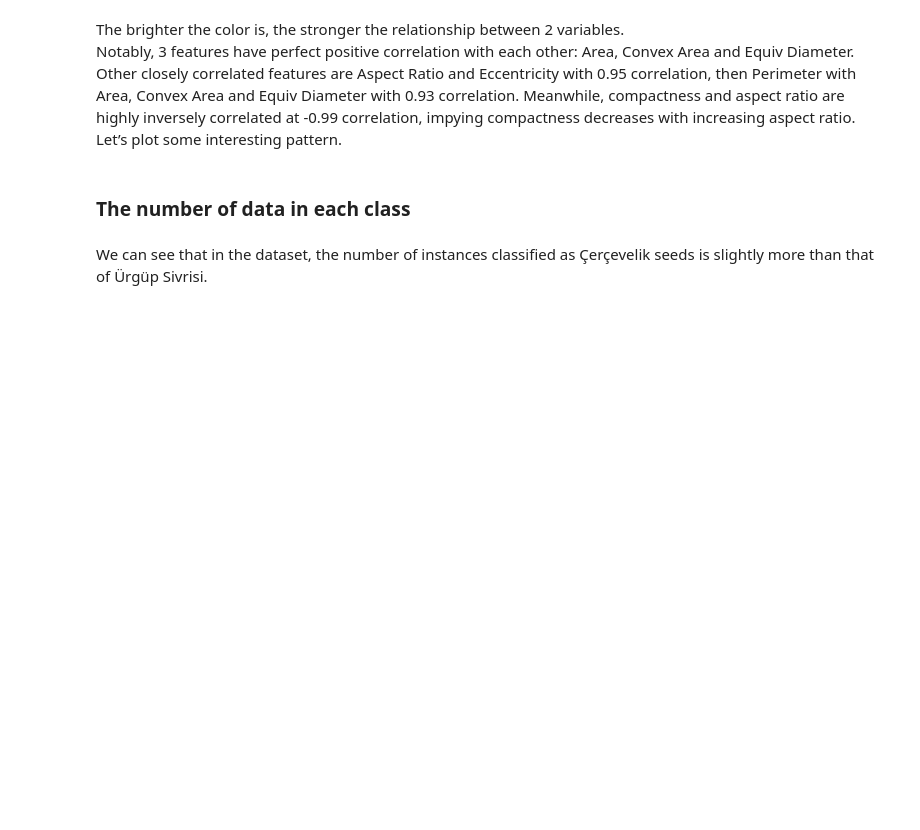
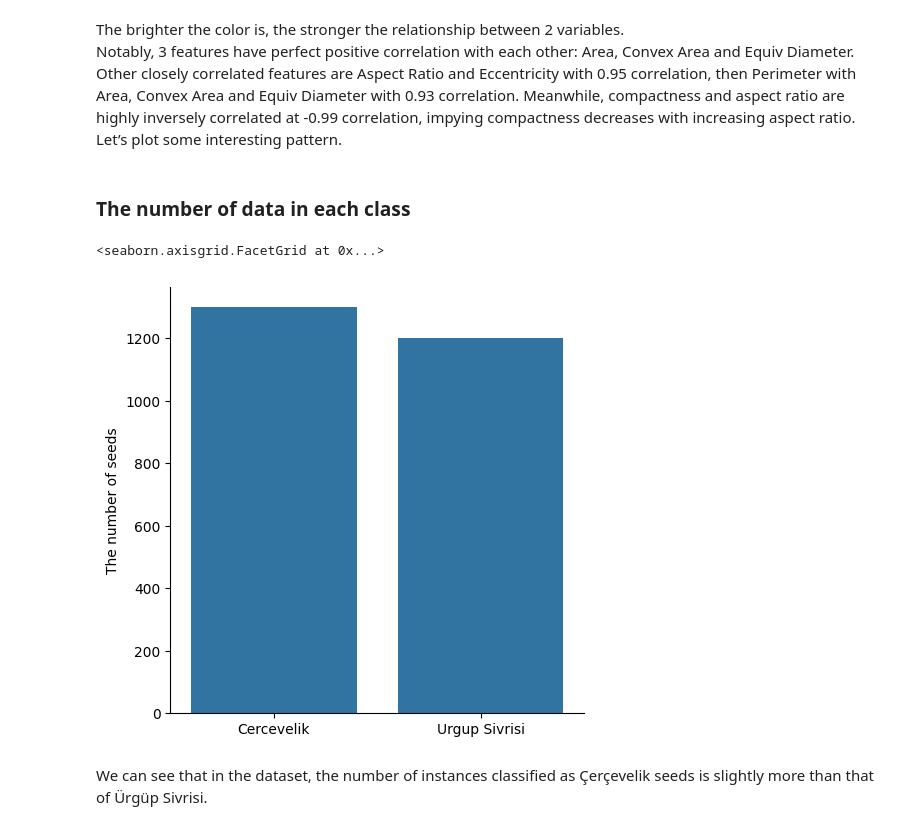
Before and after one commit to stinson122/stintsy_pumpkin, a Jupyter notebook: STINTSY_MLProject_PumpkinSeeds.ipynb, the cells around one changed output. Cells and saved outputs as stored; diff of their text form; code cells hidden in the pictures; blank space fills up the shorter version.

```diff
--- a/STINTSY_MLProject_PumpkinSeeds.ipynb
+++ b/STINTSY_MLProject_PumpkinSeeds.ipynb
@@ -148,9 +247,12 @@ Let’s plot some interesting pattern.
 # %% [markdown]
 ### The number of data in each class
 # %%
-g = sns.catplot(data=data,x='Class',kind='count')
+g = sns.catplot(data=temp_df,x='Class',kind='count')
 g.set_axis_labels("", "The number of seeds")
 g.set_xticklabels(["Cercevelik", "Urgup Sivrisi"])
+# %% [output]
+<seaborn.axisgrid.FacetGrid at 0x...>
+[figure, added]
 # %% [markdown]
 We can see that in the dataset, the number of instances classified as Çerçevelik seeds is slightly more than that of Ürgüp Sivrisi.
 # %% [markdown]
```
Also changed, not shown: parts of 72 cells of this notebook.
